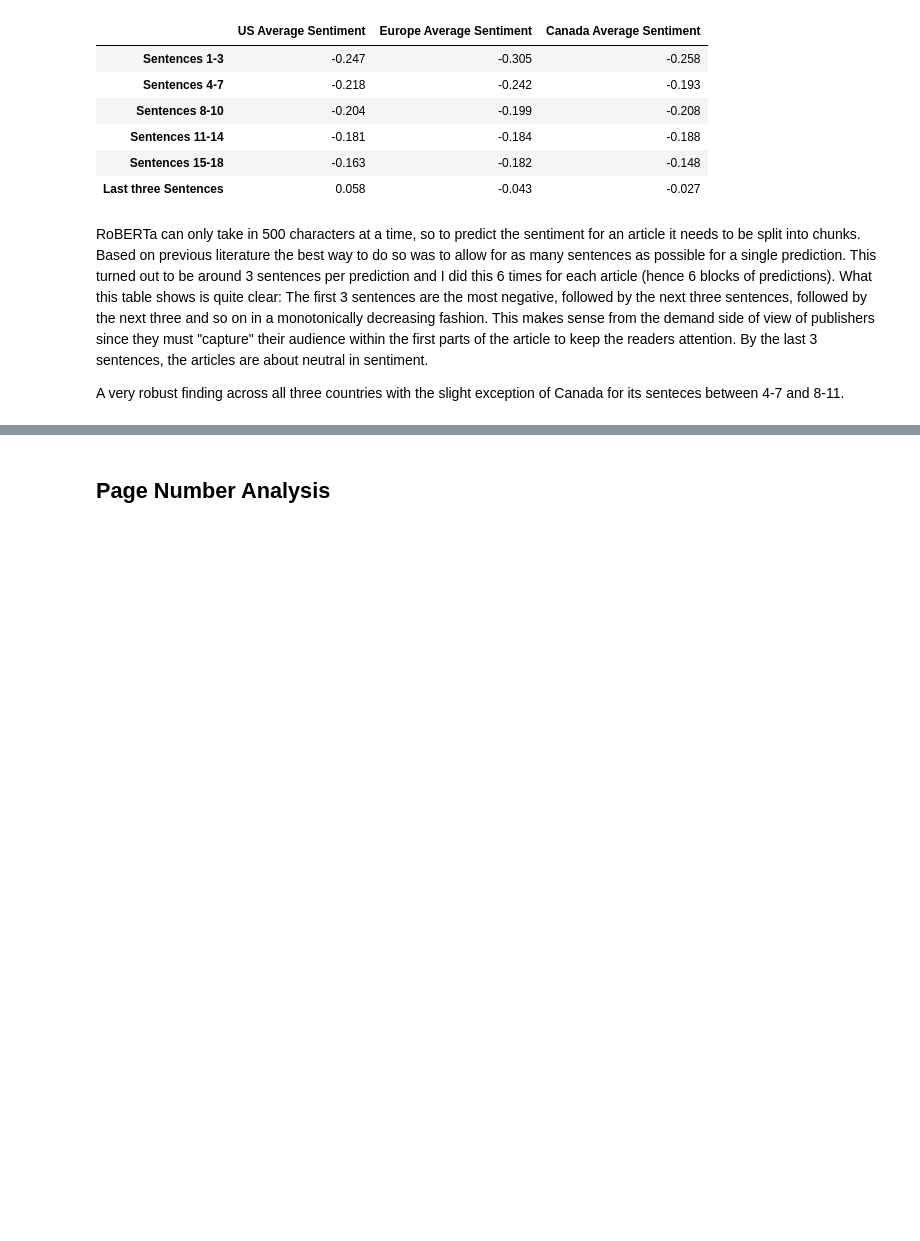
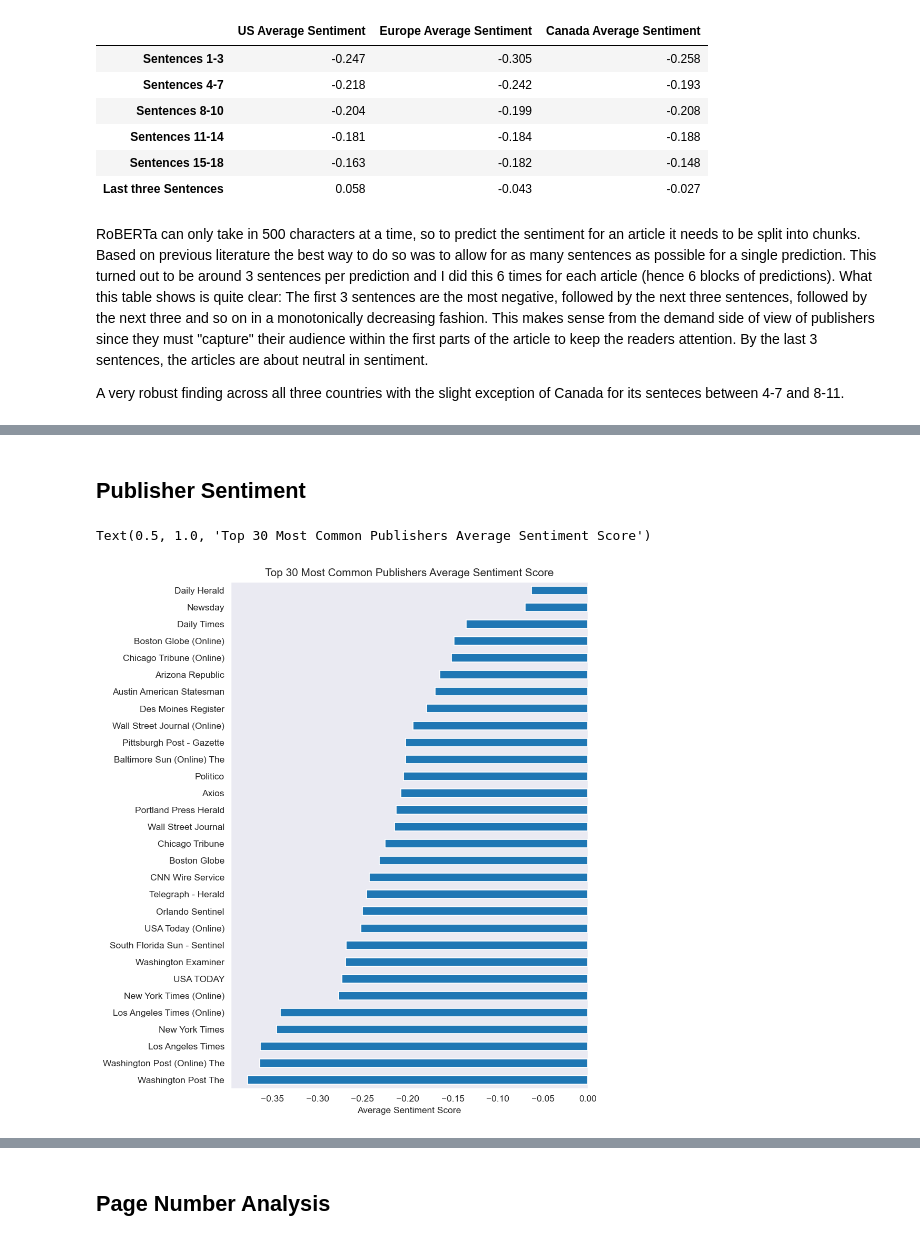
Before and after one commit to GabeNicholson/covid-news, a Jupyter notebook: covid_data_analysis.ipynb, the cells around one changed output, grey strips where cells are left out. Cells and saved outputs as stored; diff of their text form; code cells hidden in the pictures; blank space fills up the shorter version.

```diff
--- a/covid_data_analysis.ipynb
+++ b/covid_data_analysis.ipynb
@@ -116 +115,3 @@ avg_sentiment_per_block_df.plot.bar()
 [figure]
+# %%
+df = df.groupby('article_id', as_index=False).nth([0,1,2,3,4])
@@ -116,0 +120,13 @@ avg_sentiment_per_block_df.plot.bar()
+# %% [markdown]
+## Publisher Sentiment
+# %%
+relevant_publishers = df['publisher'].value_counts()[:30].index
+relevant_publishers_df = df.query("publisher in @relevant_publishers")
+plt.figure(dpi=125, figsize=(7,10))
+relevant_publishers_df.groupby("publisher")['prediction'].mean().sort_values().plot.barh()
+plt.xlabel('Average Sentiment Score')
+plt.ylabel('')
+plt.title('Top 30 Most Common Publishers Average Sentiment Score')
+# %% [output]
+Text(0.5, 1.0, 'Top 30 Most Common Publishers Average Sentiment Score')
+[figure, added]
```
Also changed, not shown: parts of 7 cells of this notebook, 2 other files.
